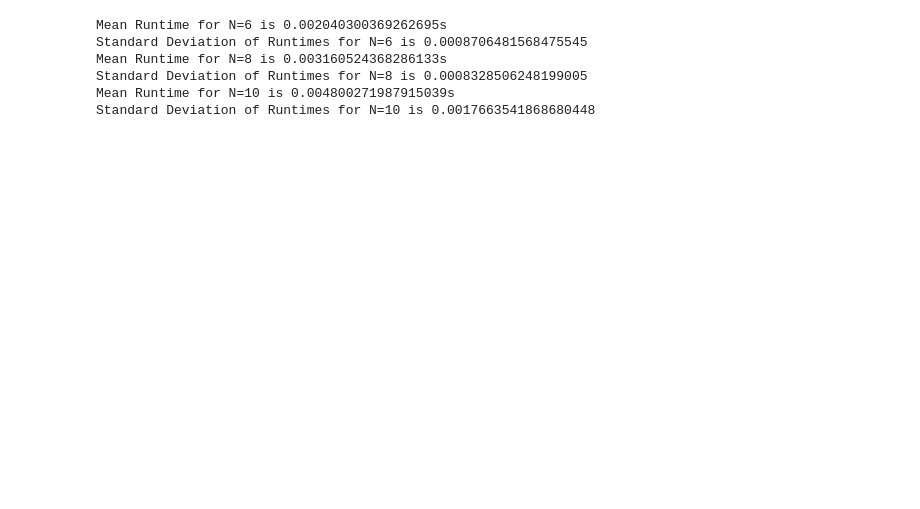
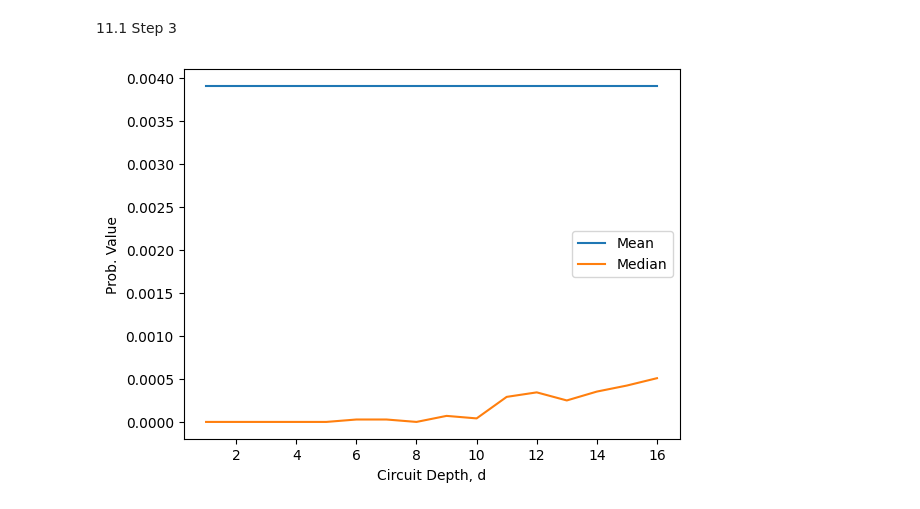
Before and after one commit to rayanelahmadi/ECE396-Final-Project, a Jupyter notebook: project.ipynb, the cells around one changed output. Drawn from its saved outputs; the diff is of its cells as text; code cells hidden in the pictures; blank space fills up the shorter version.

```diff
--- a/project.ipynb
+++ b/project.ipynb
@@ -56,29 +84,45 @@ plt.show()
-# %%
-arr = [6, 8, 10]
-all_stats = {}
-for i, N in enumerate(arr):
-    d = N
-    times = []
-    for _ in range(25):
-        rand_circ = random_circuit(N, d, measure=False)
-        rand_circ.save_statevector()
-        transpiled_circuit = transpile(rand_circ, backend_qasm)
-        start = time.time()
-        result = backend_svec.run(transpiled_circuit).result()
-        end = time.time()
-        times.append(end - start)
-
-    all_stats[N] = [np.mean(times), np.std(times)]
-
-
-
-for N in arr:
-     print(f"Mean Runtime for N={N} is {all_stats[N][0]}s")
-     print(f"Standard Deviation of Runtimes for N={N} is {all_stats[N][1]}")
-# %% [output]
-Mean Runtime for N=6 is 0.002040300369262695s
-Standard Deviation of Runtimes for N=6 is 0.0008706481568475545
-Mean Runtime for N=8 is 0.003160524368286133s
-Standard Deviation of Runtimes for N=8 is 0.0008328506248199005
-Mean Runtime for N=10 is 0.004800271987915039s
-Standard Deviation of Runtimes for N=10 is 0.0017663541868680448
+# %% [markdown]
+11.1 Step 3
+# %%
+N = 8
+arr = range(1, 2*N + 1)
+nShots = 2**15
+
+final_means = []
+final_medians = []
+for i, d in enumerate(arr):
+    ckt_means = []
+    ckt_medians = []
+
+    for _ in range(25):
+        rand_circ = random_circuit(N, d, measure=True)
+        # Somtimes this command errors out for some reason. Is transpilation necessary? Optimization level 1 might fix
+        # transpiled_circuit = transpile(rand_circ, backend_qasm)
+        transpiled_circuit = transpile(rand_circ, backend_qasm, optimization_level=1)
+
+        result = backend_qasm.run(transpiled_circuit, shots=nShots).result()
+
+        counts = result.get_counts()
+        probs = [0] * (2 ** N)
+
+        for bitstring, count in counts.items():
+            idx = int(bitstring, 2)
+            prob = count / nShots
+            probs[idx] = prob
+
+        ckt_means.append(np.mean(probs))
+        ckt_medians.append(np.median(probs))
+
+
+    final_means.append(np.mean(ckt_means))
+    final_medians.append(np.mean(ckt_medians))
+
+plt.plot(arr, final_means, label = 'Mean')
+plt.plot(arr, final_medians, label = 'Median')
+
+plt.xlabel("Circuit Depth, d")
+plt.ylabel("Prob. Value")
+plt.legend()
+plt.show()
+# %% [output]
+[figure, added]
```
Also changed, not shown: parts of 2 cells of this notebook.
